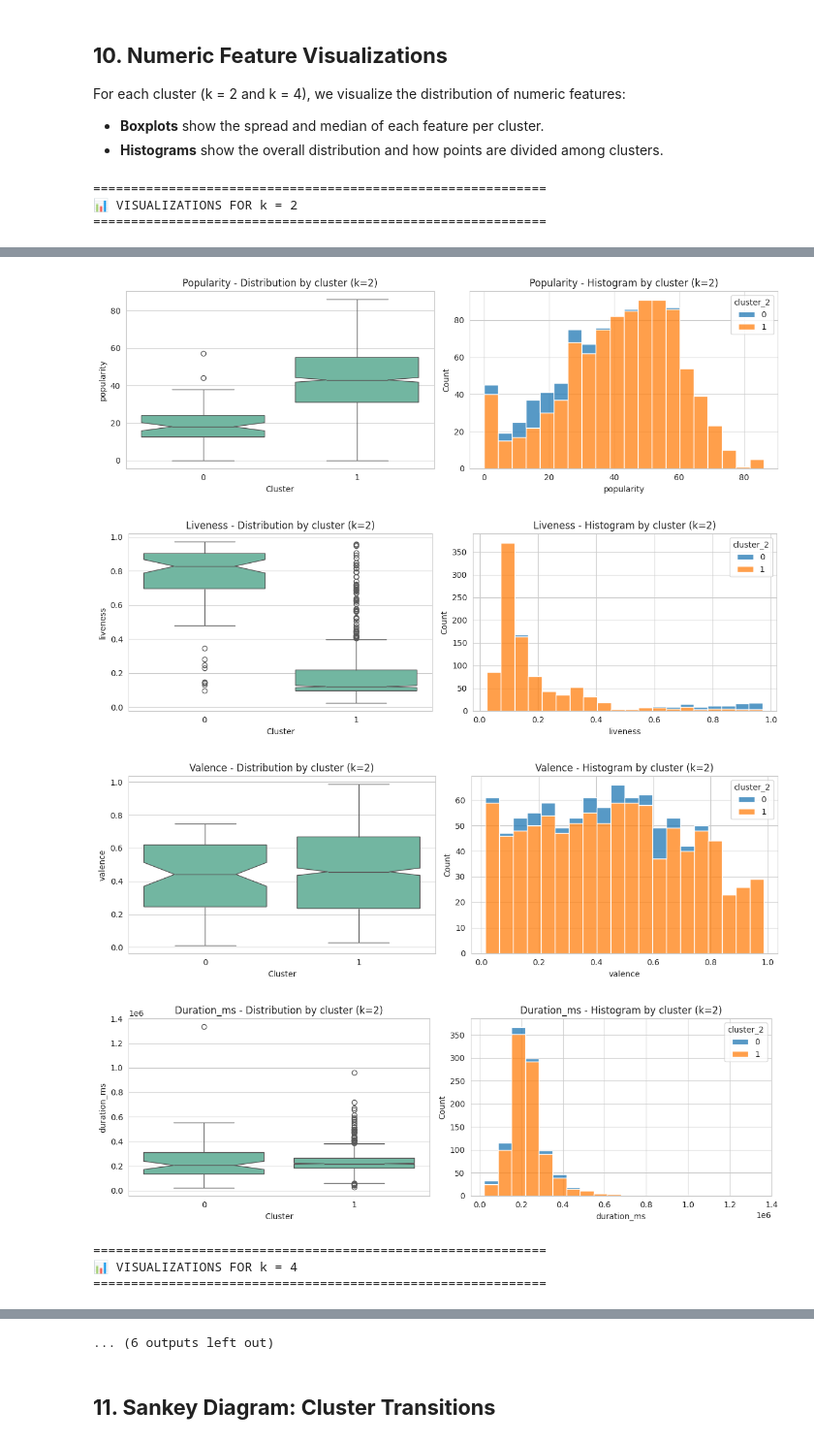
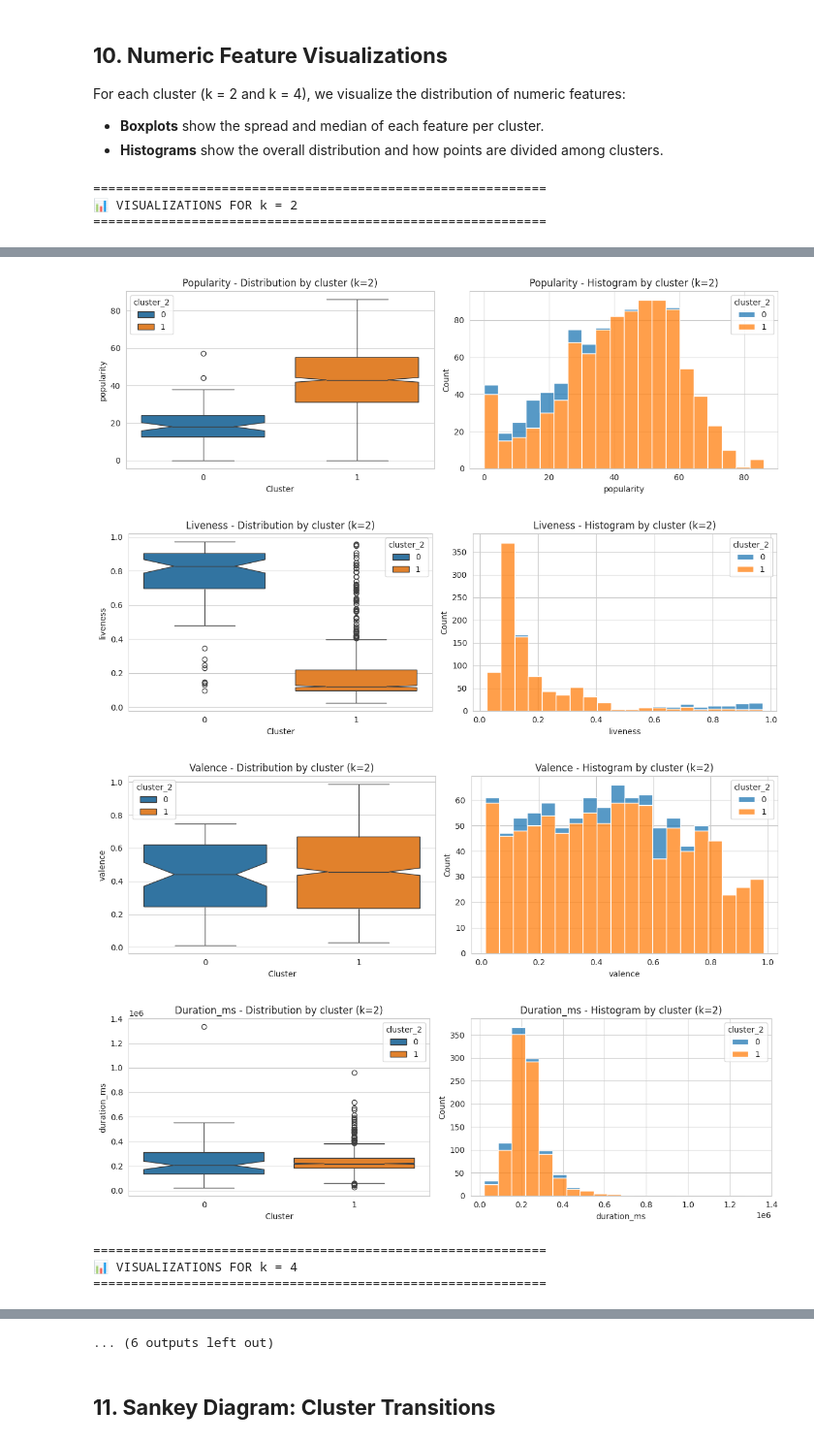
Before and after one commit to edgarcarlos/scientific-vis, a Jupyter notebook: assignment_1.ipynb, the cells around one changed output, grey strips where cells are left out. Shown at 97% size. Drawn from its saved outputs; the diff is of its cells as text; code cells hidden in the pictures.

```diff
--- a/assignment_1.ipynb
+++ b/assignment_1.ipynb
@@ -800,10 +800,12 @@ def plot_visualizations_for_k(k_val, X_data):
         sns.boxplot(
             x=f'cluster_{k_val}',
             y=col,
+            hue=f'cluster_{k_val}',
             data=plot_data,
             ax=axes[0],
-            notch=True,
-            palette=None  # remove palette to avoid warning
+            palette='tab10',
+            dodge=False,
+            notch=True
         )
 
         axes[0].set_title(f"{col.capitalize()} - Distribution by cluster (k={k_val})")
@@ -844,7 +846,7 @@ plot_visualizations_for_k(4, X)
-[figure, old version]
+[figure, new version]
-[figure, old version]
+[figure, new version]
-[figure, old version]
+[figure, new version]
-[figure, old version]
+[figure, new version]
 ============================================================
 📊 VISUALIZATIONS FOR k = 4
 ============================================================
```
Also changed, not shown: parts of 1 cell of this notebook.
